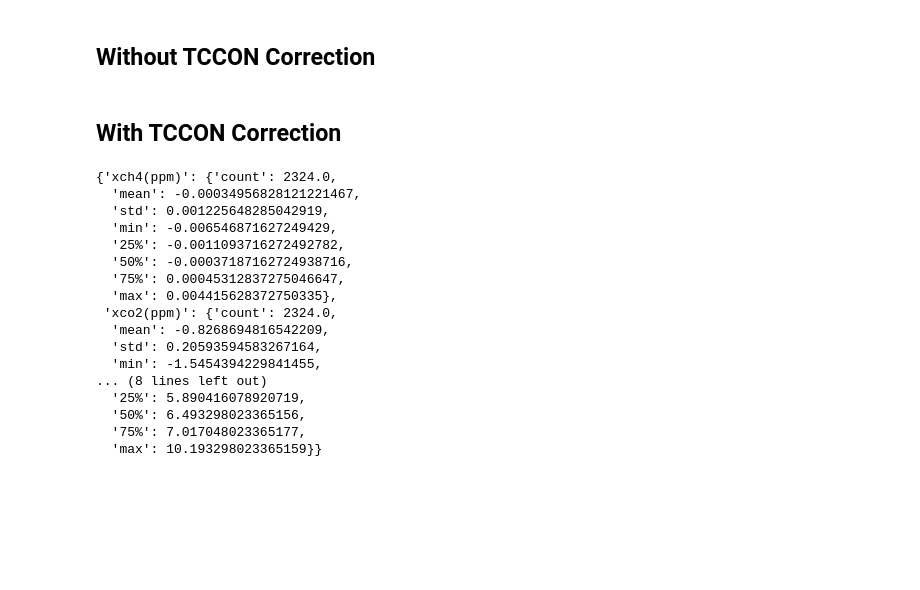
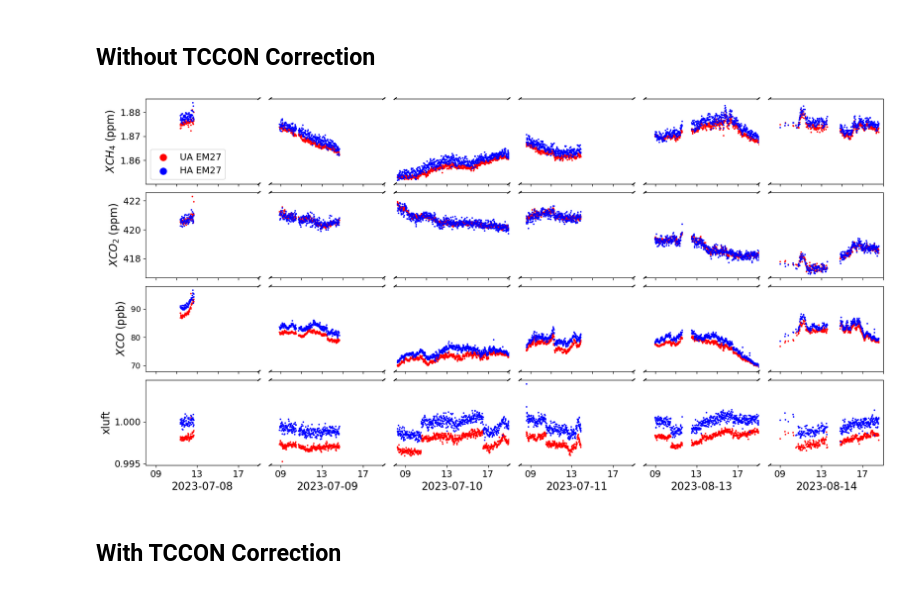
Before and after one commit to agmeyer4/Atmos_Column, a Jupyter notebook: atmos_column/ipynbs/oct2023_oco_presentation.ipynb, the cells around one changed output. Saved outputs shown, nothing was run; the diff lists cells and outputs as text; code cells hidden in the pictures; blank space fills up the shorter version.

```diff
--- a/atmos_column/ipynbs/oct2023_oco_presentation.ipynb
+++ b/atmos_column/ipynbs/oct2023_oco_presentation.ipynb
@@ -592,9 +366,9 @@ for inst_id in inst_ids:
         if resample is not None:
             df = df.resample(resample).mean(numeric_only = True)
         oof_dfs[inst_id] = pd.concat([oof_dfs[inst_id],df])
-merged_df = merge_oofdfs(oof_dfs,dropna=True)
+merged_df = merge_oofdfs(oof_dfs,add_tags=True,dropna=True)
 # %%
-fig_id = 'em27_ha_ua_sbs_nocorr'
+fig_id = 'em27_ha_ua_sbs_nocorr_luft'
 broken_dtranges = [[pd.to_datetime('2023-07-08 08:00:00').tz_localize(timezone),pd.to_datetime('2023-07-08 19:00:00').tz_localize(timezone)],
                    [pd.to_datetime('2023-07-09 08:00:00').tz_localize(timezone),pd.to_datetime('2023-07-09 19:00:00').tz_localize(timezone)],
                    [pd.to_datetime('2023-07-10 08:00:00').tz_localize(timezone),pd.to_datetime('2023-07-10 19:00:00').tz_localize(timezone)],
@@ -603,7 +377,7 @@ broken_dtranges = [[pd.to_datetime('2023-07-08 08:00:00').tz_localize(timezone),
                    [pd.to_datetime('2023-08-14 08:00:00').tz_localize(timezone),pd.to_datetime('2023-08-14 19:00:00').tz_localize(timezone)]]
 
 
-fig,axes = plt.subplots(3,len(broken_dtranges),figsize = (20,10))
+fig,axes = plt.subplots(4,len(broken_dtranges),figsize = (20,10))
 d= 0.01
 markersize = 2
 plot_df = merged_df.copy()
@@ -682,32 +456,62 @@ for col in range(len(broken_dtranges)):
     if col<len(broken_dtranges)-1:
         kwargs = dict(transform=axes[row][col].transAxes, color='k', clip_on=False)
         axes[row][col].plot((1-d,1+d),(-d,+d), **kwargs) # top-left diagonal
         axes[row][col].plot((1-d,1+d),(1-d,1+d), **kwargs) # bottom-left diagonal
     if col>0:
         kwargs.update(transform=axes[row][col].transAxes) # switch to the bottom axes
         axes[row][col].plot((-d,d),(-d,+d), **kwargs) # top-right diagonal
         axes[row][col].plot((-d,d),(1-d,1+d), **kwargs) # bottom-right diagonal
     #axes[row][col].set_yticks([421,423,425,427])
     axes[row][col].get_xaxis().set_ticklabels([])
     axes[row][col].xaxis.set_major_locator(mdates.HourLocator(interval=2))
     axes[row][col].set_xlim(broken_dtranges[col][0],broken_dtranges[col][1])
 axes[row][0].set_ylabel('$XCO$ (ppb)',size = labsize)
 axes[row][0].tick_params(labelsize = labsize-4)
 
+row = 3
+for col in range(len(broken_dtranges)):
+    axes[row][col].scatter(plot_df.index,plot_df[f'xluft_ua'],color = 'red',s = markersize)
+    axes[row][col].scatter(plot_df.index,plot_df[f'xluft_ha'],color = 'blue',s = markersize)
+    if col <len(broken_dtranges)-1:
+        axes[row][col].spines['right'].set_visible(False)
+        axes[row][col].yaxis.tick_left()
+    if col > 0:
+        axes[row][col].yaxis.set_visible(False)
+    #axes[row][col].set_ylim([420,428])
+    if col>0:
+        axes[row][col].spines['left'].set_visible(False)
+        axes[row][col].yaxis.tick_right()
+    if col<len(broken_dtranges)-1:
+        kwargs = dict(transform=axes[row][col].transAxes, color='k', clip_on=False)
+        axes[row][col].plot((1-d,1+d),(-d,+d), **kwargs) # top-left diagonal
+        axes[row][col].plot((1-d,1+d),(1-d,1+d), **kwargs) # bottom-left diagonal
+    if col>0:
+        kwargs.update(transform=axes[row][col].transAxes) # switch to the bottom axes
+        axes[row][col].plot((-d,d),(-d,+d), **kwargs) # top-right diagonal
+        axes[row][col].plot((-d,d),(1-d,1+d), **kwargs) # bottom-right diagonal
+    #axes[row][col].set_yticks([421,423,425,427])
+    axes[row][col].get_xaxis().set_ticklabels([])
+    axes[row][col].xaxis.set_major_locator(mdates.HourLocator(interval=2))
+    axes[row][col].set_xlim(broken_dtranges[col][0],broken_dtranges[col][1])
+axes[row][0].set_ylabel('xluft',size = labsize)
+axes[row][0].tick_params(labelsize = labsize-4)
+
 axes[0][0].scatter([],[],color = 'red',label = 'UA EM27',s = 100)
 axes[0][0].scatter([],[],color = 'blue',label = 'HA EM27',s = 100)
 
 axes[0][0].legend(fontsize = labsize-2,loc = 3)
 
 for col in range(len(broken_dtranges)):
     axes[-1][col].tick_params(labelsize = labsize-2)
     axes[-1][col].xaxis.set_major_locator(mdates.HourLocator(interval=4))
     axes[-1][col].xaxis.set_major_formatter(mdates.DateFormatter('%H',tz='US/Mountain'))
     axes[-1][col].set_xlabel(broken_dtranges[col][0].strftime('%Y-%m-%d'),size =labsize)
 
 plt.subplots_adjust(hspace=0.1,wspace = 0.1)
 plt.show()
 fig_name = f'{fig_id}.png'
 fig.savefig(os.path.join(figures_path,fig_name),dpi=500)
+# %% [output]
+[figure, added]
 # %% [markdown]
 ## With TCCON Correction
@@ -853,25 +517,0 @@ fig.savefig(os.path.join(figures_path,fig_name),dpi=500)
-# %%
-specs = ['xch4(ppm)','xco2(ppm)','xco(ppb)']
-ha_ua_diff_dict = {}
-for spec in specs:
-    merged_df[f'{spec}_diff'] = merged_df.apply(lambda row: row[f'{spec}_ua_tcconcorr']-row[f'{spec}_ha'],axis = 1)
-    ha_ua_diff_dict[spec] = dict(merged_df[f'{spec}_diff'].describe())
-ha_ua_diff_dict
-# %% [output]
-{'xch4(ppm)': {'count': 2324.0,
-  'mean': -0.00034956828121221467,
-  'std': 0.001225648285042919,
-  'min': -0.006546871627249429,
-  '25%': -0.0011093716272492782,
-  '50%': -0.00037187162724938716,
-  '75%': 0.00045312837275046647,
-  'max': 0.004415628372750335},
- 'xco2(ppm)': {'count': 2324.0,
-  'mean': -0.8268694816542209,
-  'std': 0.20593594583267164,
-  'min': -1.5454394229841455,
-... (8 lines left out)
-  '25%': 5.890416078920719,
-  '50%': 6.493298023365156,
-  '75%': 7.017048023365177,
-  'max': 10.193298023365159}}
```
Also changed, not shown: parts of 43 cells of this notebook, 3 other files.
